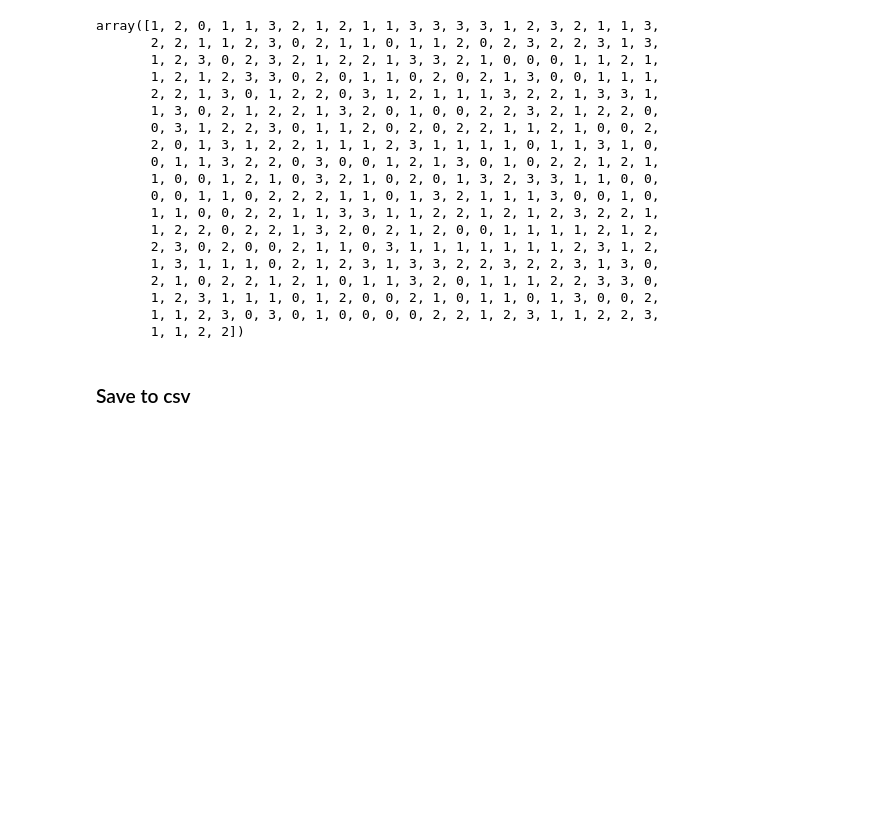
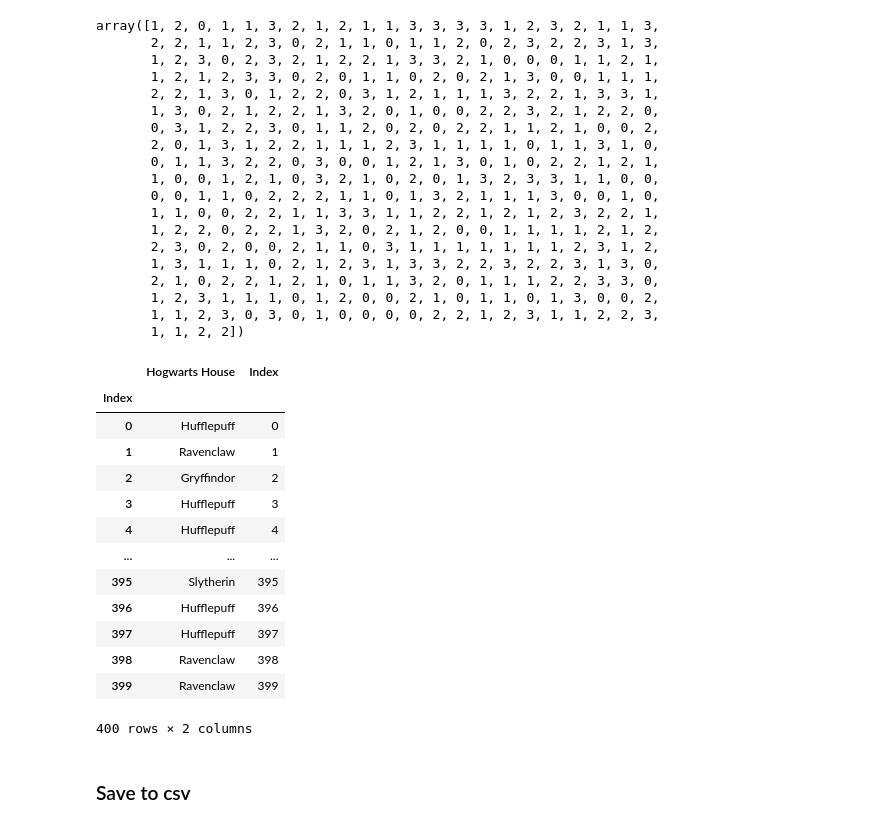
Before and after one commit to NathanColin27/dslr, a Jupyter notebook: notebook/LogisticRegression.ipynb, the cells around one changed output. Saved outputs shown, nothing was run; the diff lists cells and outputs as text; code cells hidden in the pictures; blank space fills up the shorter version.

Commit message:
finish work on notebook. Added global precision metric + add export to csv for predictions

```diff
--- a/notebook/LogisticRegression.ipynb
+++ b/notebook/LogisticRegression.ipynb
@@ -588,6 +580,23 @@ class MultipleLogisticRegression:
         accuracy = np.mean(pred == true_labels) * 100
         print('Accuracy: %f'%(accuracy))
         return accuracy
+
+    def score_matrix(self, pred, true_labels):
+        """
+        calculate scores matrix
+        """
+        # Calculate overall precision
+        score_matrix = np.zeros((self.c, self.c))
+        for i in range(0, len(pred)):
+            pred_label = pred[i]
+            true_label = answer[i]
+            score_matrix[pred_label][true_label] += 1
+
+        precision_per_class = []
+        for i in range(self.c):
+            precision_per_class.append(score_matrix[i][i] / score_matrix[i].sum())
+
+        return score_matrix, precision_per_class
 
     def fit(self, X, y, alpha=0.00003, iterations=100, show_every=None, lambda_= 1):
         """
@@ -713,3 +755,29 @@ array([1, 2, 0, 1, 1, 3, 2, 1, 2, 1, 1, 3, 3, 3, 3, 1, 2, 3, 2, 1, 1, 3,
+# %%
+df = pd.DataFrame(test_pred, columns=['Hogwarts House'])
+target_columns = ['Gryffindor', 'Hufflepuff', 'Ravenclaw', 'Slytherin']
+# %%
+for i in range(len(df)):
+    idx = df['Hogwarts House'][i]
+    df['Hogwarts House'][i] = target_columns[idx]
+# %%
+df['Index'] = df.index
+# %%
+df
+# %% [output]
+|  | Hogwarts House | Index |
+| Index |  |  |
+| 0 | Hufflepuff | 0 |
+| 1 | Ravenclaw | 1 |
+| 2 | Gryffindor | 2 |
+| 3 | Hufflepuff | 3 |
+| 4 | Hufflepuff | 4 |
+| ... | ... | ... |
+| 395 | Slytherin | 395 |
+| 396 | Hufflepuff | 396 |
+| 397 | Hufflepuff | 397 |
+| 398 | Ravenclaw | 398 |
+| 399 | Ravenclaw | 399 |
+400 rows × 2 columns
 # %% [markdown]
 ### Save to csv
 # %%
```
Also changed, not shown: parts of 19 cells of this notebook, 2 other files.
